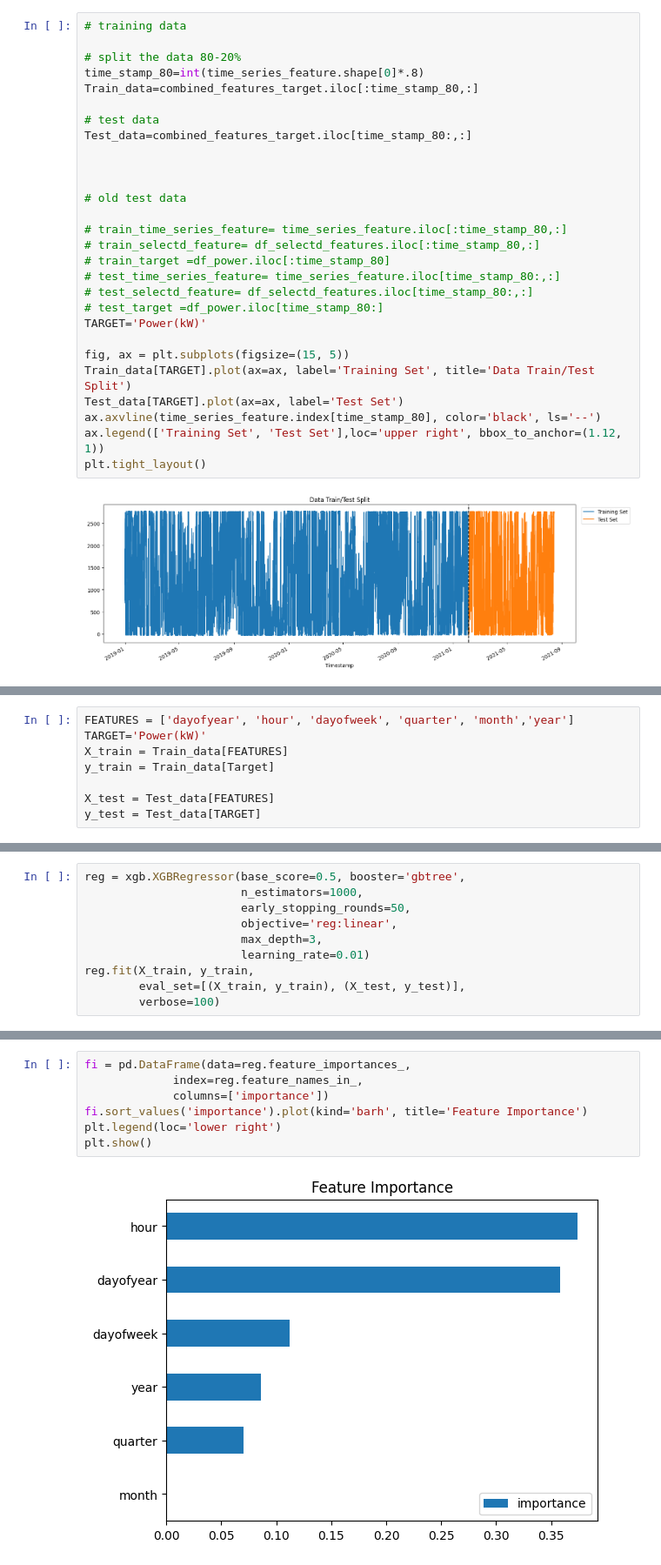
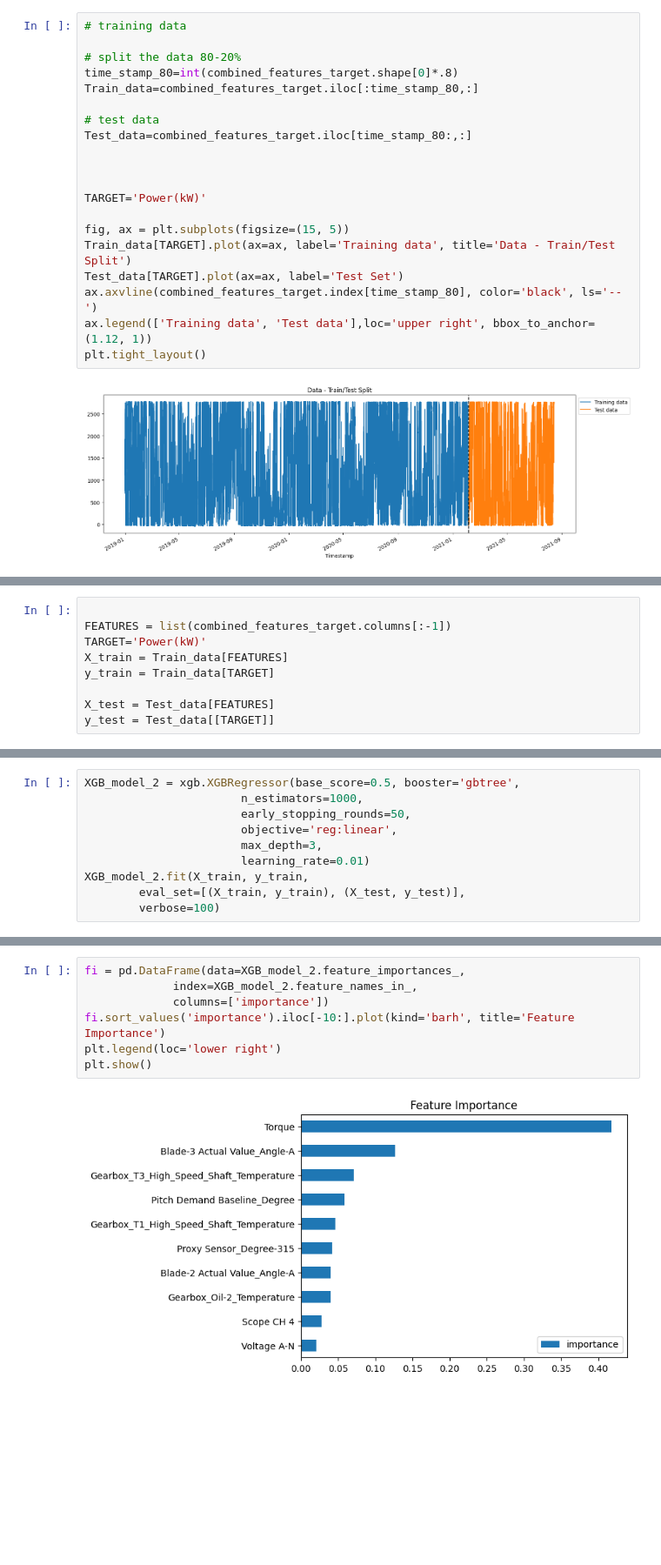
Before and after one commit to arunrajks/time_series_analysis, a Jupyter notebook: wind-turbine-power-forecast.ipynb, the cells around one changed output, grey strips where cells are left out. Shown at 87% size. Saved outputs shown, nothing was run; the diff lists cells and outputs as text; blank space fills up the shorter version.

Commit message:
Kaggle Notebook | Wind_turbine_power_forecast | Version 13

```diff
--- a/wind-turbine-power-forecast.ipynb
+++ b/wind-turbine-power-forecast.ipynb
@@ -287,7 +293,7 @@ The data is divideed into trian and test 80 percent for train and 20% for test
 # training data
 
 # split the data 80-20%
-time_stamp_80=int(time_series_feature.shape[0]*.8)
+time_stamp_80=int(combined_features_target.shape[0]*.8)
 Train_data=combined_features_target.iloc[:time_stamp_80,:]
 
 # test data
@@ -295,21 +301,13 @@ Test_data=combined_features_target.iloc[time_stamp_80:,:]
 
 
 
-# old test data
-
-# train_time_series_feature= time_series_feature.iloc[:time_stamp_80,:]
-# train_selectd_feature= df_selectd_features.iloc[:time_stamp_80,:]
-# train_target =df_power.iloc[:time_stamp_80]
-# test_time_series_feature= time_series_feature.iloc[time_stamp_80:,:]
-# test_selectd_feature= df_selectd_features.iloc[time_stamp_80:,:]
-# test_target =df_power.iloc[time_stamp_80:]
 TARGET='Power(kW)'
 
 fig, ax = plt.subplots(figsize=(15, 5))
-Train_data[TARGET].plot(ax=ax, label='Training Set', title='Data Train/Test Split')
+Train_data[TARGET].plot(ax=ax, label='Training data', title='Data - Train/Test Split')
 Test_data[TARGET].plot(ax=ax, label='Test Set')
-ax.axvline(time_series_feature.index[time_stamp_80], color='black', ls='--')
-ax.legend(['Training Set', 'Test Set'],loc='upper right', bbox_to_anchor=(1.12, 1))
+ax.axvline(combined_features_target.index[time_stamp_80], color='black', ls='--')
+ax.legend(['Training data', 'Test data'],loc='upper right', bbox_to_anchor=(1.12, 1))
 plt.tight_layout()
 # %% [output]
 [figure]
@@ -341,8 +426,9 @@ Here first the model is trained only on the time series features then the featur
 # %%
-FEATURES = ['dayofyear', 'hour', 'dayofweek', 'quarter', 'month','year']
+
+FEATURES = list(combined_features_target.columns[:-1])
 TARGET='Power(kW)'
 X_train = Train_data[FEATURES]
-y_train = Train_data[Target]
+y_train = Train_data[TARGET]
 
 X_test = Test_data[FEATURES]
-y_test = Test_data[TARGET]
+y_test = Test_data[[TARGET]]
@@ -349,11 +437,11 @@ y_test = Test_data[TARGET]
 # %%
-reg = xgb.XGBRegressor(base_score=0.5, booster='gbtree',
+XGB_model_2 = xgb.XGBRegressor(base_score=0.5, booster='gbtree',
                        n_estimators=1000,
                        early_stopping_rounds=50,
                        objective='reg:linear',
                        max_depth=3,
                        learning_rate=0.01)
-reg.fit(X_train, y_train,
+XGB_model_2.fit(X_train, y_train,
         eval_set=[(X_train, y_train), (X_test, y_test)],
         verbose=100)
 # %% [output]
@@ -375,11 +469,11 @@ XGBRegressor(base_score=0.5, booster='gbtree', callbacks=None,
              n_estimators=1000, n_jobs=None, num_parallel_tree=None,
              objective='reg:linear', predictor=None, ...)
 # %%
-fi = pd.DataFrame(data=reg.feature_importances_,
-             index=reg.feature_names_in_,
+fi = pd.DataFrame(data=XGB_model_2.feature_importances_,
+             index=XGB_model_2.feature_names_in_,
              columns=['importance'])
-fi.sort_values('importance').plot(kind='barh', title='Feature Importance')
+fi.sort_values('importance').iloc[-10:].plot(kind='barh', title='Feature Importance')
 plt.legend(loc='lower right')
 plt.show()
 # %% [output]
-[figure, old version]
+[figure, new version]
```
Also changed, not shown: parts of 32 cells of this notebook.
